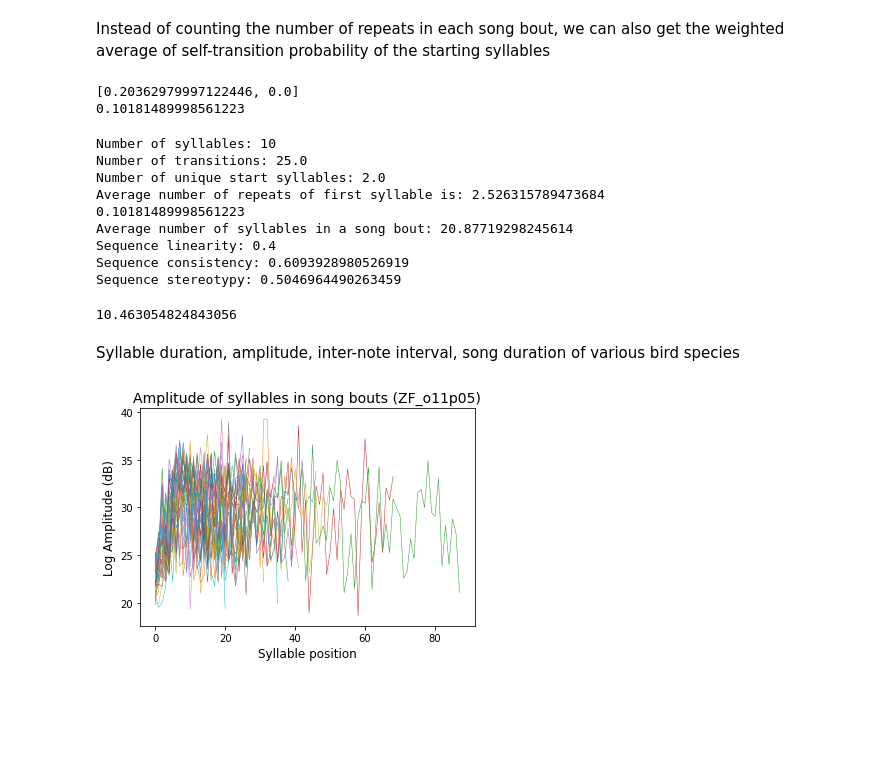
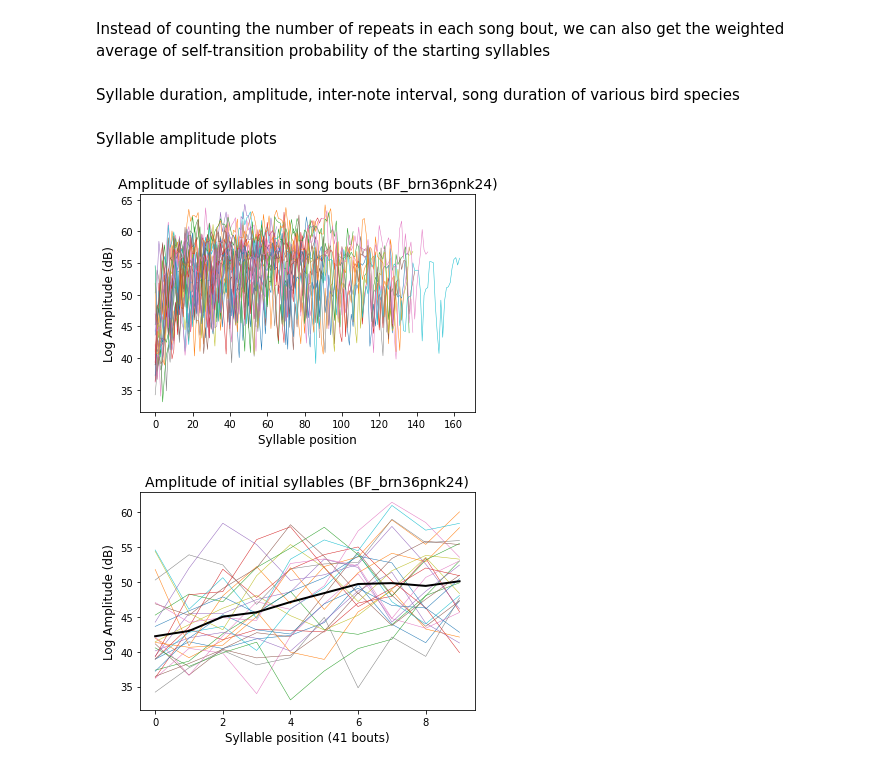
Before and after one commit to vasudha-kulkarni/IN-comparative-analysis, a Jupyter notebook: Quantifying_differences.ipynb, the cells around one changed output. Saved outputs shown, nothing was run; the diff lists cells and outputs as text; code cells hidden in the pictures; blank space fills up the shorter version.

Commit message:
syll properties code

```diff
--- a/Quantifying_differences.ipynb
+++ b/Quantifying_differences.ipynb
@@ -146,7 +146,7 @@ Fraction of unique start syllables: 0.2
 #Import onset-offset data with 'Start-End' rows
 os.chdir('D:\\4th Year\\Semester 7\\BI4313 Sem Project\\IN-comparative-analysis\\IN-comparative-analysis\\OnsetOffsetFiles')
 
-data = pandas.read_csv('ZF_org11pnk5_50files_start_end_2.csv', header=None,
+data = pandas.read_csv('BF_brn36pnk24_start_end.csv', header=None,
         names = ['FileName', 'Syll #', 'Syll Label',
        ' Syll Onset (ms)', ' Syll Offset (ms)', ' Syll Duration (sec)', ' Mean Frequency (Hz)',
        ' Entropy', 'Log Amplitude (dB)', 'Pitch Goodness', 'FrequencyModulation',
@@ -240,6 +223,7 @@ song_motif = motif_finder(song_bouts)
 
 repeat_y_n = []
 syll_num = []
+syll_num_bouts = []
 
 for i in range(len(song_motif)):
     bout = song_motif[i]
@@ -251,6 +235,16 @@ for i in range(len(song_motif)):
         else:
             repeat_y_n.append(0)
 
+for i in range(len(song_bouts)):
+    bout = song_bouts[i]
+    syllable_list = bout['Syll Label'].tolist()
+    syll_num_bouts.append(len(syllable_list))
+
+#mml - minimum motif length (for which we'll plot the plots)
+mml = int(np.mean(syll_num_bouts)/3)
+#mml = 8
+print(mml)
+
 print(sum(repeat_y_n), repeat_y_n, syll_num, len(syll_num))
 print(f'Average number of syllables in a song bout: {np.mean(syll_num)}')
 #print(f'Fraction of times the first syllable is repeated: {sum(repeat_y_n)/len(repeat_y_n)}')
@@ -301,9 +295,6 @@ for i in first_syl_idx:
 
 print(first_syl_trans)
 print(np.mean(first_syl_trans))
-# %% [output]
-[0.20362979997122446, 0.0]
-0.10181489998561223
 # %%
 print(f'Number of syllables: {n_syl}')
 
@@ -324,49 +315,40 @@ print(f'Sequence consistency: {s_con}')
 print(f'Sequence stereotypy: {s_stereo}')
 
 transition_entropy
-# %% [output]
-Number of syllables: 10
-Number of transitions: 25.0
-Number of unique start syllables: 2.0
-Average number of repeats of first syllable is: 2.526315789473684
-0.10181489998561223
-Average number of syllables in a song bout: 20.87719298245614
-Sequence linearity: 0.4
-Sequence consistency: 0.6093928980526919
-Sequence stereotypy: 0.5046964490263459
-10.463054824843056
 # %% [markdown]
 Syllable duration, amplitude, inter-note interval, song duration of various bird species
+# %% [markdown]
+Syllable amplitude plots
 # %%
 #To plot the log amplitude of syllables
 
 for i in range(len(song_motif)):
     bout = song_motif[i]
     amplitude = bout['Log Amplitude (dB)']
     amplitude = amplitude.tolist()
     x = np.arange(len(bout))
     plt.plot(x, amplitude, linewidth = 0.5)
 
 
 plt.xlabel('Syllable position', fontsize = 12)
 plt.ylabel('Log Amplitude (dB)', fontsize = 12)
-plt.title('Amplitude of syllables in song bouts (ZF_o11p05)', fontsize = 14)
+plt.title('Amplitude of syllables in song bouts (BF_brn36pnk24)', fontsize = 14)
 
-plt.get_cmap('viridis')
 #plt.show()
-plt.savefig('01 amplitude all syllables.png', dpi = 600)
+plt.savefig('01 amplitude all syllables BF_brn36pnk24.png', dpi = 600)
 # %% [output]
-[figure, old version]
+[figure, new version]
 # %%
 #To try and calculate the average amplitude at each syllable index
+from statistics import mean
+
 amp = []
 for i in range(len(song_motif)):
     a = song_motif[i]['Log Amplitude (dB)']
-    a = a.tolist()[1:11]
+    a = a.tolist()[:mml]
     amp.append(a)
 
 amp_10syl = np.array([np.array(i) for i in amp])
-
 
 def mean_value(data):
     avg = []
@@ -377,3 +359,28 @@ def mean_value(data):
             temp.append(t)
         avg.append(np.mean(temp))
     return avg
+
+#print(amp_10syl)
+#print(mean_value(amp_10syl))
+
+#To plot the log amplitude of syllables
+
+for i in range(len(song_motif)):
+    bout = song_motif[i]
+    amplitude = bout['Log Amplitude (dB)']
+    amplitude = amplitude.tolist()[:mml]
+    x = np.arange(mml)
+    plt.plot(x, amplitude, linewidth = 0.5)
+
+#plot the average values of first 10 syllables
+xaxis = np.arange(mml)
+plt.plot(xaxis, mean_value(amp_10syl), 'k', linewidth = 2)
+
+plt.xlabel('Syllable position (41 bouts)', fontsize = 12)
+plt.ylabel('Log Amplitude (dB)', fontsize = 12)
+plt.title('Amplitude of initial syllables (BF_brn36pnk24)', fontsize = 14)
+
+#plt.show()
+plt.savefig('02 amplitude init syll BF_brn36pnk24.png', dpi = 600)
+# %% [output]
+[figure, added]
```
Also changed, not shown: parts of 17 cells of this notebook, 1 other file.
